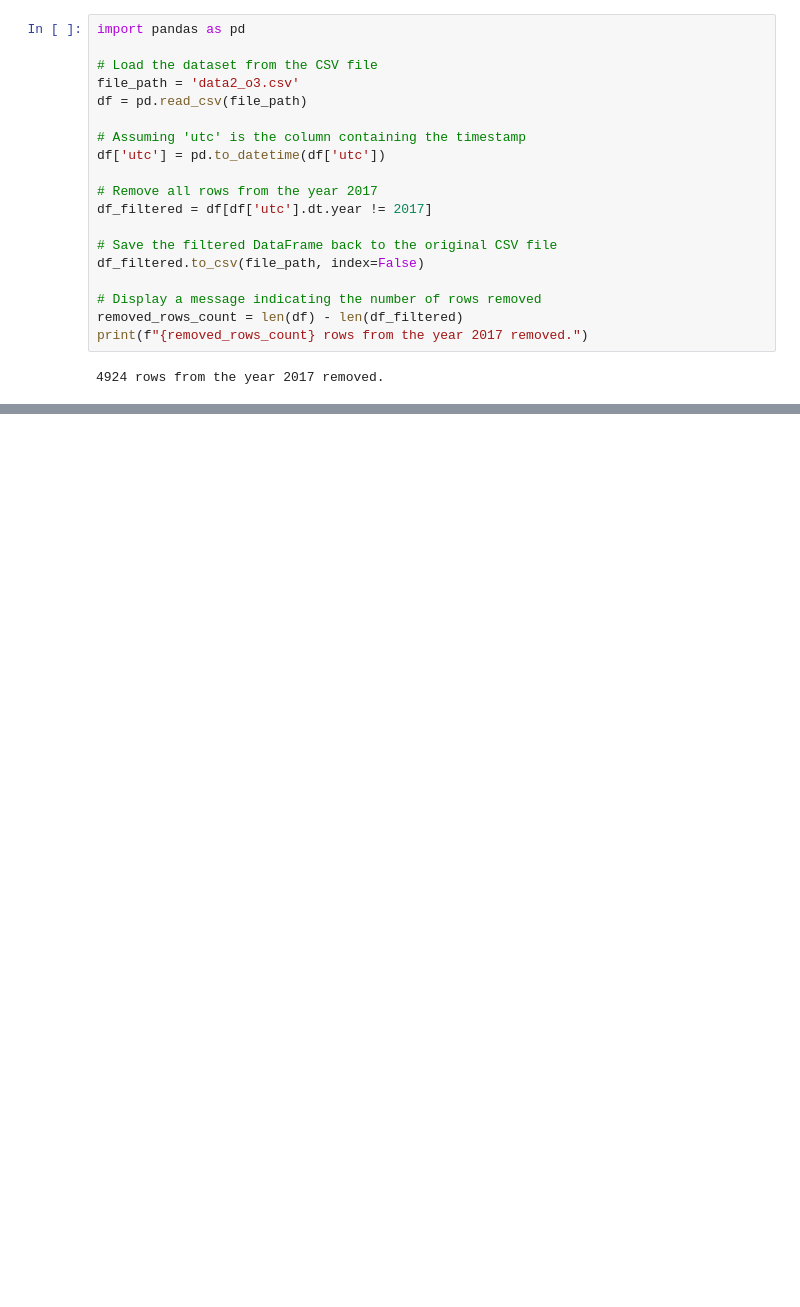
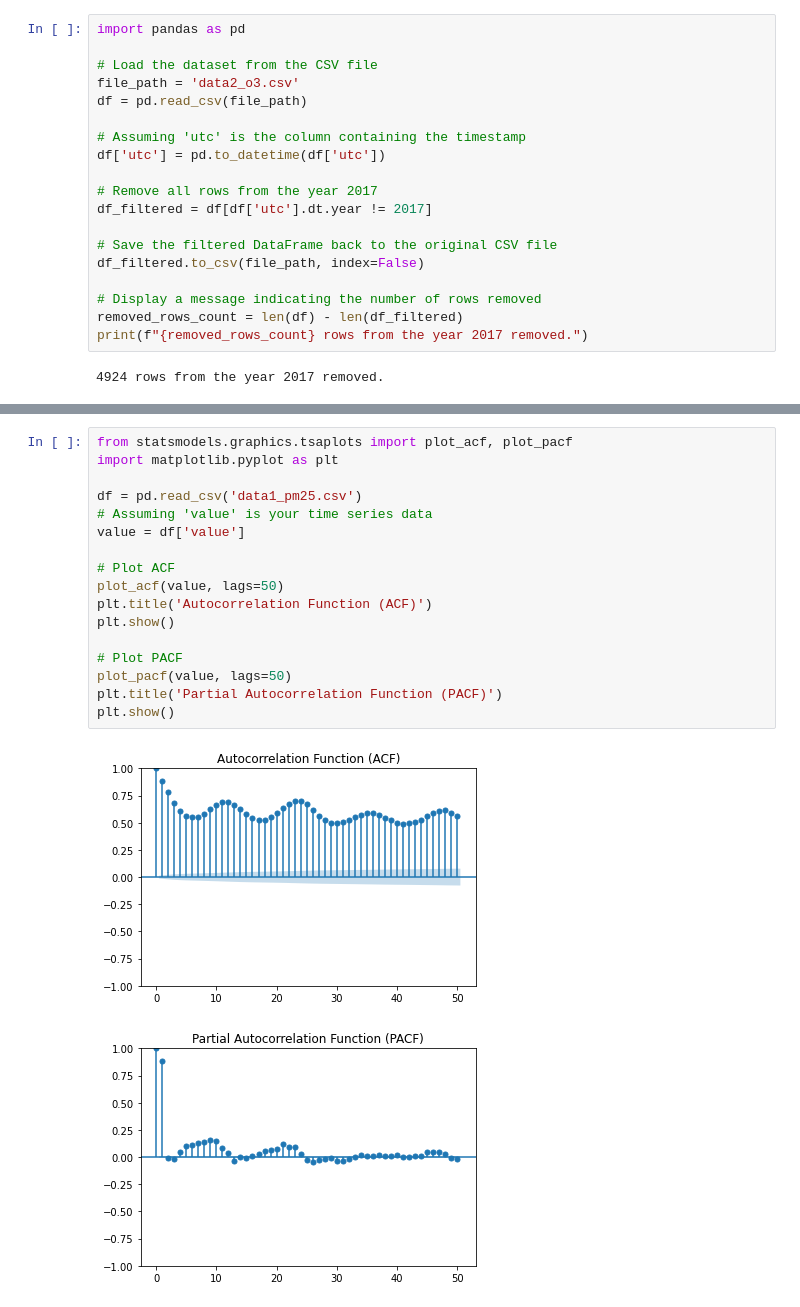
Before and after one commit to hemantapoudel/Pollution-Data-Analysis, a Jupyter notebook: Data Cleaning.ipynb, the cells around one changed output, grey strips where cells are left out. Cells and saved outputs as stored; diff of their text form; blank space fills up the shorter version.

```diff
--- a/Data Cleaning.ipynb
+++ b/Data Cleaning.ipynb
@@ -223,0 +546,20 @@ print(f"{removed_rows_count} rows from the year 2017 removed.")
+# %%
+from statsmodels.graphics.tsaplots import plot_acf, plot_pacf
+import matplotlib.pyplot as plt
+
+df = pd.read_csv('data1_pm25.csv')
+# Assuming 'value' is your time series data
+value = df['value']
+
+# Plot ACF
+plot_acf(value, lags=50)
+plt.title('Autocorrelation Function (ACF)')
+plt.show()
+
+# Plot PACF
+plot_pacf(value, lags=50)
+plt.title('Partial Autocorrelation Function (PACF)')
+plt.show()
+# %% [output]
+[figure, added]
+[figure, added]
```
Also changed, not shown: parts of 15 cells of this notebook, 1 other file.
